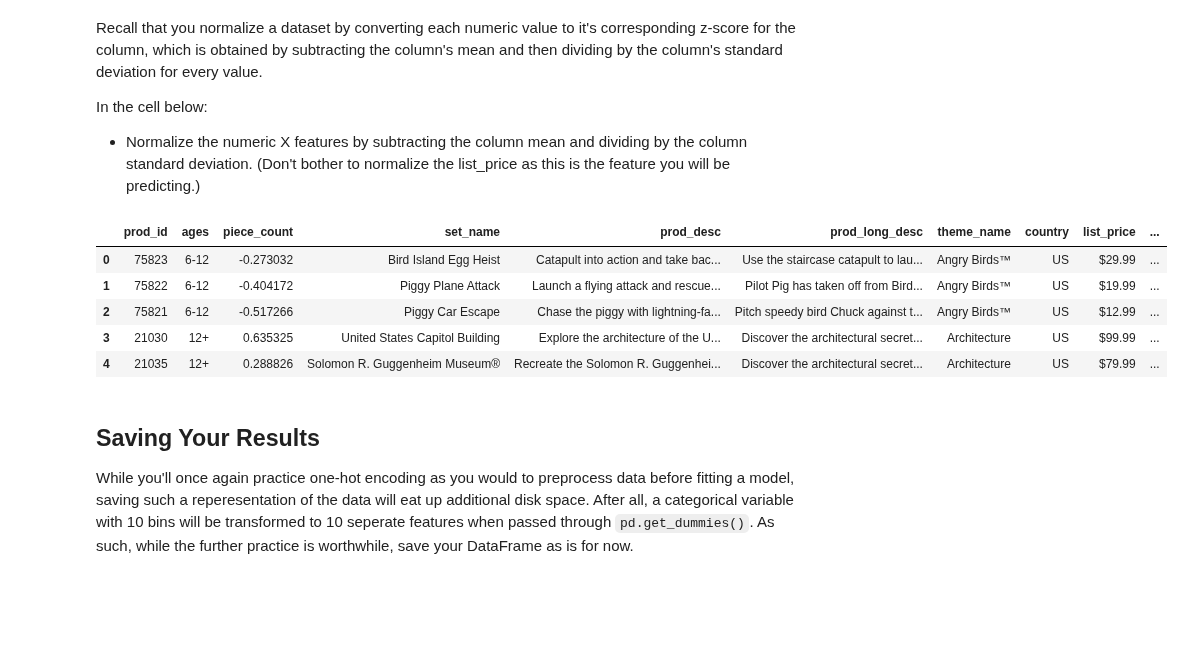
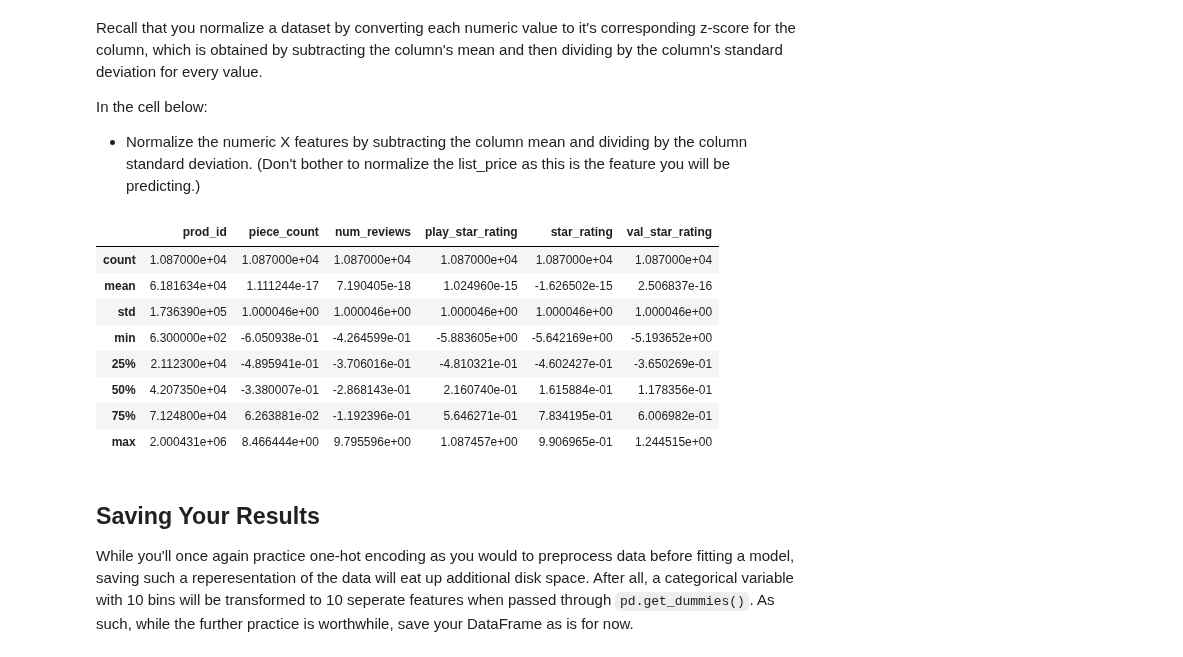
Before and after one commit to lnhdn/dsc-scrubbing-and-cleaning-data-lab-nyc-ds-career-042219, a Jupyter notebook: index.ipynb, the cells around one changed output. Cells and saved outputs as stored; diff of their text form; code cells hidden in the pictures; blank space fills up the shorter version.

```diff
--- a/index.ipynb
+++ b/index.ipynb
@@ -269,14 +269,17 @@ def normalizing(feature):
 for feat in ['piece_count', 'num_reviews', 'play_star_rating', 'star_rating', 'val_star_rating']:
     df[feat] = normalizing(df[feat])
 # %%
-df.hea
+df.describe()
 # %% [output]
-|  | prod_id | ages | piece_count | set_name | prod_desc | prod_long_desc | theme_name | country | list_price | ... |
-| 0 | 75823 | 6-12 | -0.273032 | Bird Island Egg Heist | Catapult into action and take bac... | Use the staircase catapult to lau... | Angry Birds™ | US | $29.99 | ... |
-| 1 | 75822 | 6-12 | -0.404172 | Piggy Plane Attack | Launch a flying attack and rescue... | Pilot Pig has taken off from Bird... | Angry Birds™ | US | $19.99 | ... |
-| 2 | 75821 | 6-12 | -0.517266 | Piggy Car Escape | Chase the piggy with lightning-fa... | Pitch speedy bird Chuck against t... | Angry Birds™ | US | $12.99 | ... |
-| 3 | 21030 | 12+ | 0.635325 | United States Capitol Building | Explore the architecture of the U... | Discover the architectural secret... | Architecture | US | $99.99 | ... |
-| 4 | 21035 | 12+ | 0.288826 | Solomon R. Guggenheim Museum® | Recreate the Solomon R. Guggenhei... | Discover the architectural secret... | Architecture | US | $79.99 | ... |
+|  | prod_id | piece_count | num_reviews | play_star_rating | star_rating | val_star_rating |
+| count | 1.087000e+04 | 1.087000e+04 | 1.087000e+04 | 1.087000e+04 | 1.087000e+04 | 1.087000e+04 |
+| mean | 6.181634e+04 | 1.111244e-17 | 7.190405e-18 | 1.024960e-15 | -1.626502e-15 | 2.506837e-16 |
+| std | 1.736390e+05 | 1.000046e+00 | 1.000046e+00 | 1.000046e+00 | 1.000046e+00 | 1.000046e+00 |
+| min | 6.300000e+02 | -6.050938e-01 | -4.264599e-01 | -5.883605e+00 | -5.642169e+00 | -5.193652e+00 |
+| 25% | 2.112300e+04 | -4.895941e-01 | -3.706016e-01 | -4.810321e-01 | -4.602427e-01 | -3.650269e-01 |
+| 50% | 4.207350e+04 | -3.380007e-01 | -2.868143e-01 | 2.160740e-01 | 1.615884e-01 | 1.178356e-01 |
+| 75% | 7.124800e+04 | 6.263881e-02 | -1.192396e-01 | 5.646271e-01 | 7.834195e-01 | 6.006982e-01 |
+| max | 2.000431e+06 | 8.466444e+00 | 9.795596e+00 | 1.087457e+00 | 9.906965e-01 | 1.244515e+00 |
 # %% [markdown]
 ## Saving Your Results
 
```
